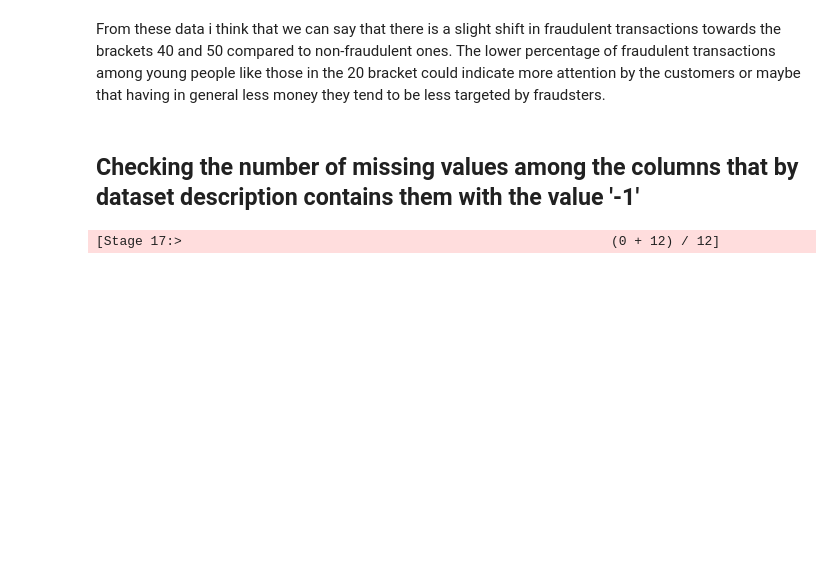
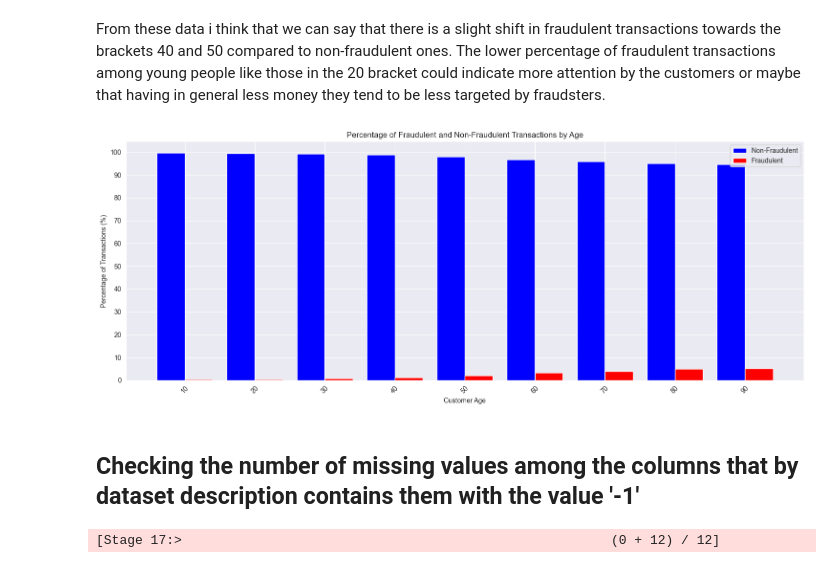
Before and after one commit to EmilianoMarrale/Bank-Fraud-Analysis-Pyspark, a Jupyter notebook: DataUnderstandingAndPrep.ipynb, the cells around one changed output. Cells and saved outputs as stored; diff of their text form; code cells hidden in the pictures; blank space fills up the shorter version.

```diff
--- a/DataUnderstandingAndPrep.ipynb
+++ b/DataUnderstandingAndPrep.ipynb
@@ -253,5 +267,55 @@ Fraudulent Transactions by Customer Age:
 # %% [markdown]
 From these data i think that we can say that there is a slight shift in fraudulent transactions towards the brackets 40 and 50 compared to non-fraudulent ones. The lower percentage of fraudulent transactions among young people like those in the 20 bracket could indicate more attention by the customers or maybe that having in general less money they tend to be less targeted by fraudsters.
+# %%
+from pyspark.sql import functions as F
+
+# Group by customer_age and calculate total transactions and fraud transactions
+age_group = df.groupBy("customer_age").agg(
+    F.count("*").alias("total_transactions"),
+    F.sum("fraud_bool").alias("fraud_transactions")
+)
+
+# Calculate fraud and non-fraud percentages
+age_group = age_group.withColumn(
+    "fraud_percentage",
+    (F.col("fraud_transactions") / F.col("total_transactions")) * 100
+).withColumn(
+    "non_fraud_percentage",
+    100 - F.col("fraud_percentage")
+)
+
+# Convert to Pandas for plotting
+age_group_pd = age_group.orderBy("customer_age").toPandas()
+
+# Plotting
+import matplotlib.pyplot as plt
+
+plt.figure(figsize=(15, 6))
+
+# Plot side-by-side bars
+bar_width = 0.4
+ages = age_group_pd['customer_age']
+x = range(len(ages))
+
+plt.bar([i - bar_width/2 for i in x], age_group_pd['non_fraud_percentage'],
+        width=bar_width, color='blue', label='Non-Fraudulent')
+
+plt.bar([i + bar_width/2 for i in x], age_group_pd['fraud_percentage'],
+        width=bar_width, color='red', label='Fraudulent')
+
+# Add labels and title
+plt.xlabel('Customer Age')
+plt.ylabel('Percentage of Transactions (%)')
+plt.title('Percentage of Fraudulent and Non-Fraudulent Transactions by Age')
+plt.xticks(x, ages, rotation=45)
+plt.yticks(range(0, 101, 10))
+plt.legend()
+
+# Display the plot
+plt.tight_layout()
+plt.show()
+# %% [output]
+[figure, added]
 # %% [markdown]
 ## Checking the number of missing values among the columns that by dataset description contains them with the value '-1'
 # %%
```
Also changed, not shown: parts of 5 cells of this notebook, 3 other files.
